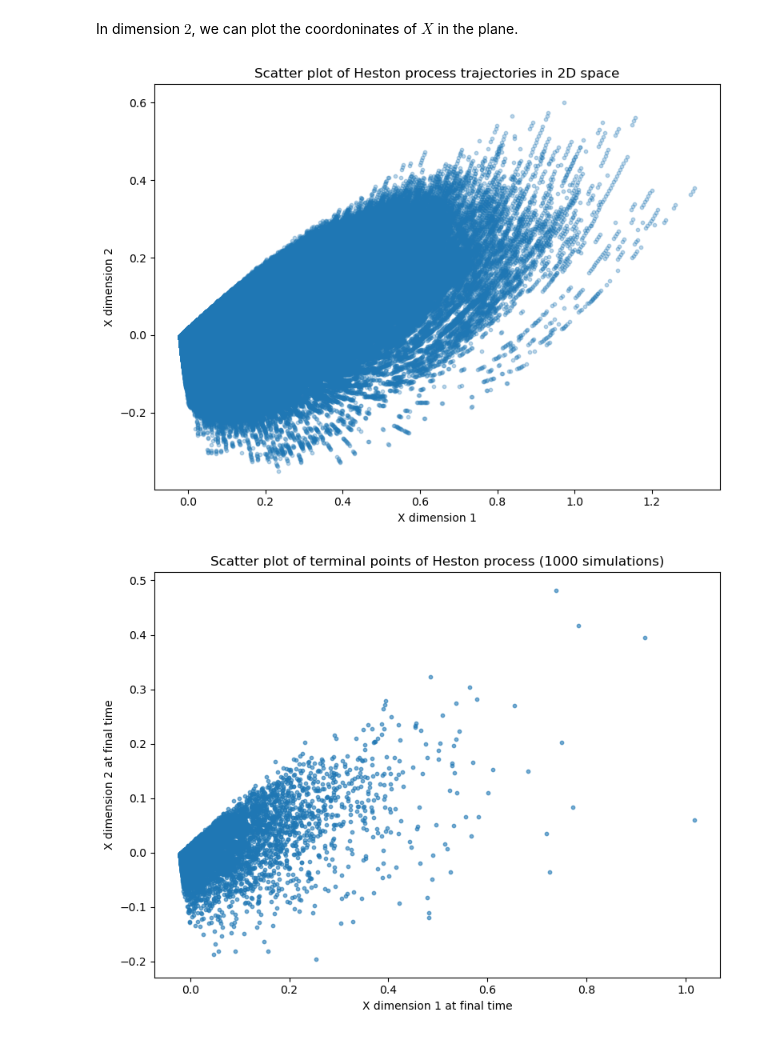
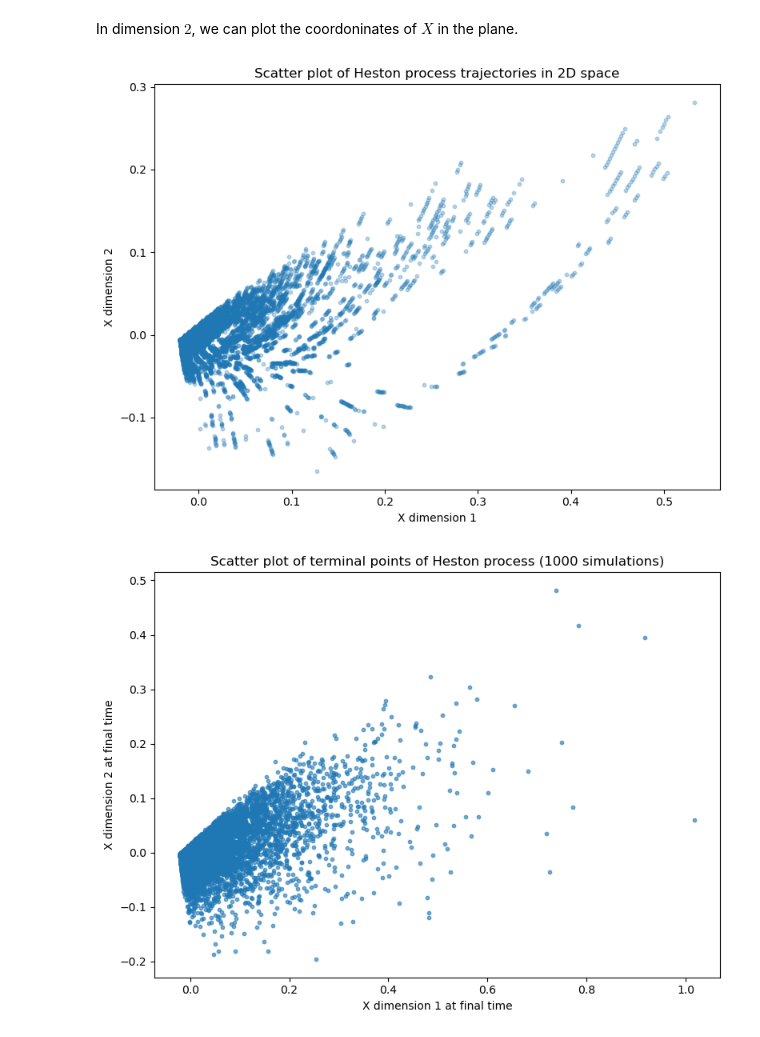
Before and after one commit to maxence2508/stage-cermics, a Jupyter notebook: second-order-schemes-for-multifactor-cir-and-heston-models.ipynb, the cells around one changed output. Cells and saved outputs as stored; diff of their text form; code cells hidden in the pictures.

```diff
--- a/second-order-schemes-for-multifactor-cir-and-heston-models.ipynb
+++ b/second-order-schemes-for-multifactor-cir-and-heston-models.ipynb
@@ -586,7 +586,7 @@ def zero_coupon_price_MC(paths, dt):
     return np.mean(np.exp(-integral))  # Estimate of P(0,T)
 
 # Parameters
-a, k, sigma, rho, gamma = 0.5, 0.7, 0.5, 0, [1]
+a, k, sigma, rho, gamma = 0.5, 0.7, 0.5, [0], [1]
 x0 = 0.4
 T = 1
 N = 100
@@ -1239,38 +1239,38 @@ plot_with_CI(dt_values, means_weighted_call, stds_weighted_call,
 In dimension $2$, we can plot the coordoninates of $X$ in the plane.
 # %%
 # Parameters
-rho = np.array([0.06588906, 1.04979236])
-gamma = np.array([0.95998879, 0.06890172])
+rho = np.array([0.06, 1.1])
+gamma = np.array([0.9, 0.08])
 S0 = 1
 r = 0
 Rho = -0.7
 x0 = 0.02
 a = 0.02
 k = 0.3
 sigma = 0.3
 dim = 2
 
 
 # Simulation parameters
 T = 100       # 1-year maturity
 N = 10000      # number of time steps
-n_sim = 1000  # number of simulations
+n_sim = 1  # number of simulations
 
 X, Y, S = heston.simulate_path(T, N, n_simulation=n_sim, seed=42)
 
 X_dim1 = X[:, :, 0].flatten()  # First dimension of X
 X_dim2 = X[:, :, 1].flatten()  # Second dimension of X
 
 plt.figure(figsize=(8, 6))
 plt.scatter(X_dim1, X_dim2, alpha=0.3, s=10)
 
 plt.xlabel('X dimension 1')
 plt.ylabel('X dimension 2')
 plt.title('Scatter plot of Heston process trajectories in 2D space')
 plt.tight_layout()
 plt.show()
 # %% [output]
-[figure, old version]
+[figure, new version]
 # %%
 # Run the simulations
 n_sim = 10**4
```
Also changed, not shown: parts of 10 cells of this notebook, 32 other files.
